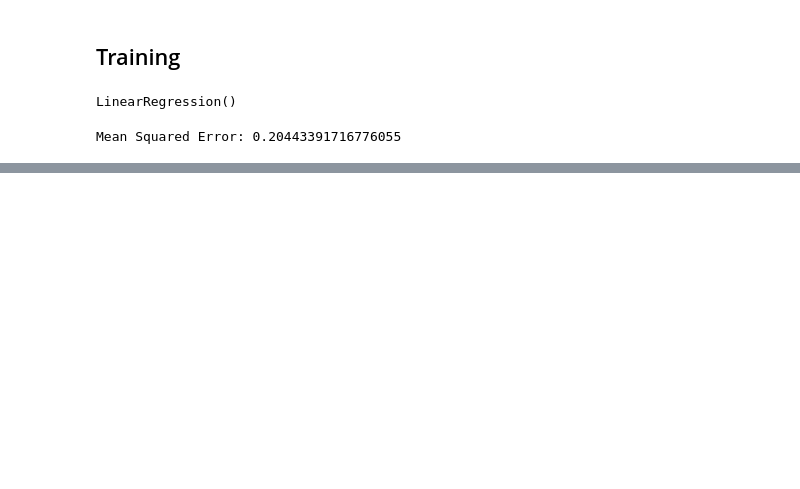
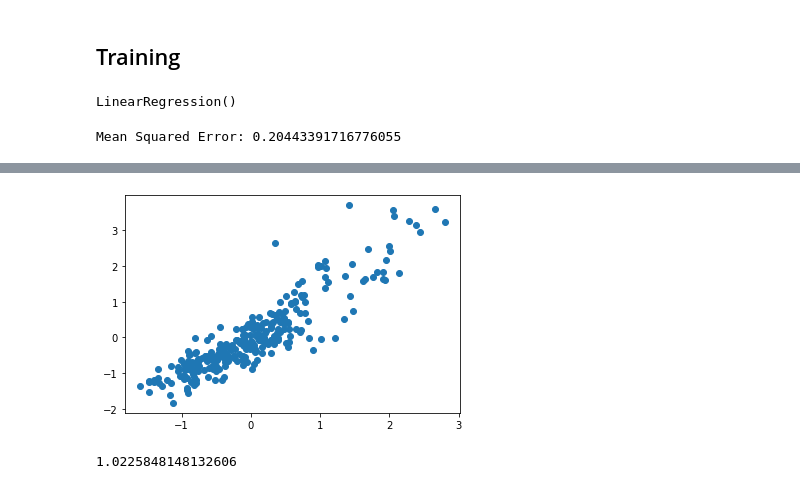
Before and after one commit to codenscious-ai/genpact-ds-batch-3, a Jupyter notebook: Advance House Price Regression/Freature Engineering Advance House Price.ipynb, the cells around one changed output, grey strips where cells are left out. Cells and saved outputs as stored; diff of their text form; code cells hidden in the pictures; blank space fills up the shorter version.

```diff
--- a/Advance House Price Regression/Freature Engineering Advance House Price.ipynb
+++ b/Advance House Price Regression/Freature Engineering Advance House Price.ipynb
@@ -188,0 +236,11 @@ Mean Squared Error: 0.20443391716776055
+# %%
+adj_pred = y_pred + err.mean()
+# %%
+plt.scatter(adj_pred, y_test)
+plt.show()
+# %% [output]
+[figure, added]
+# %%
+(y_test / adj_pred).mean()
+# %% [output]
+1.0225848148132606
```
Also changed, not shown: parts of 11 cells of this notebook, 3 other files.
